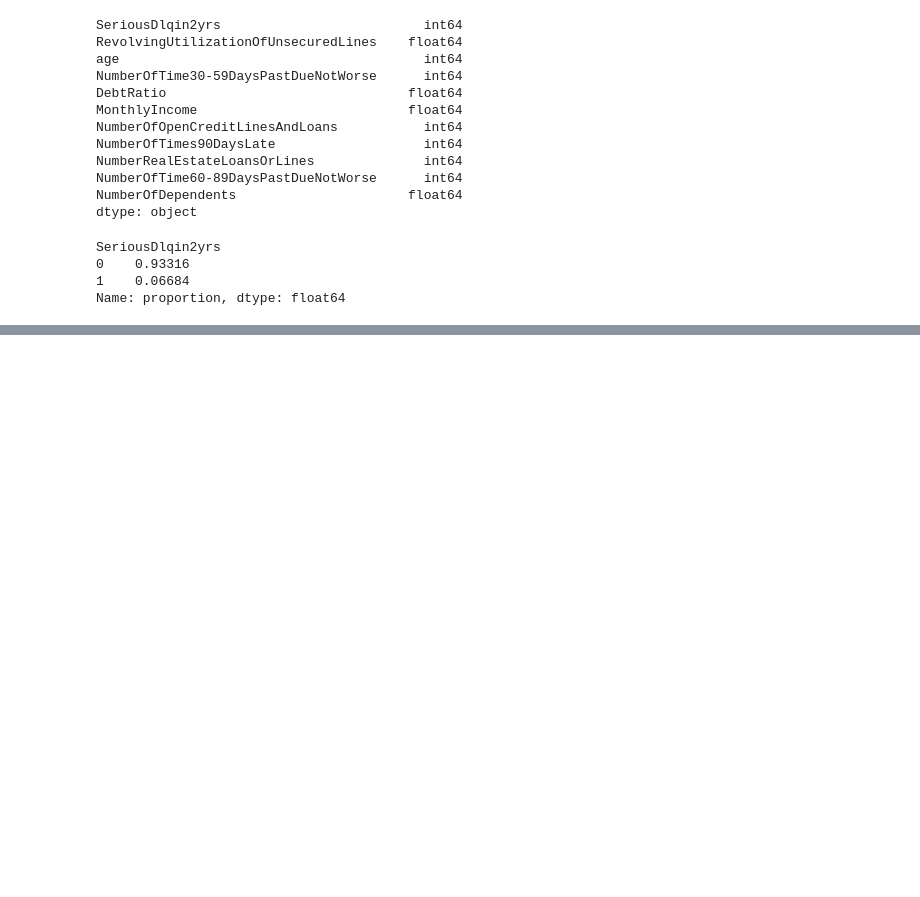
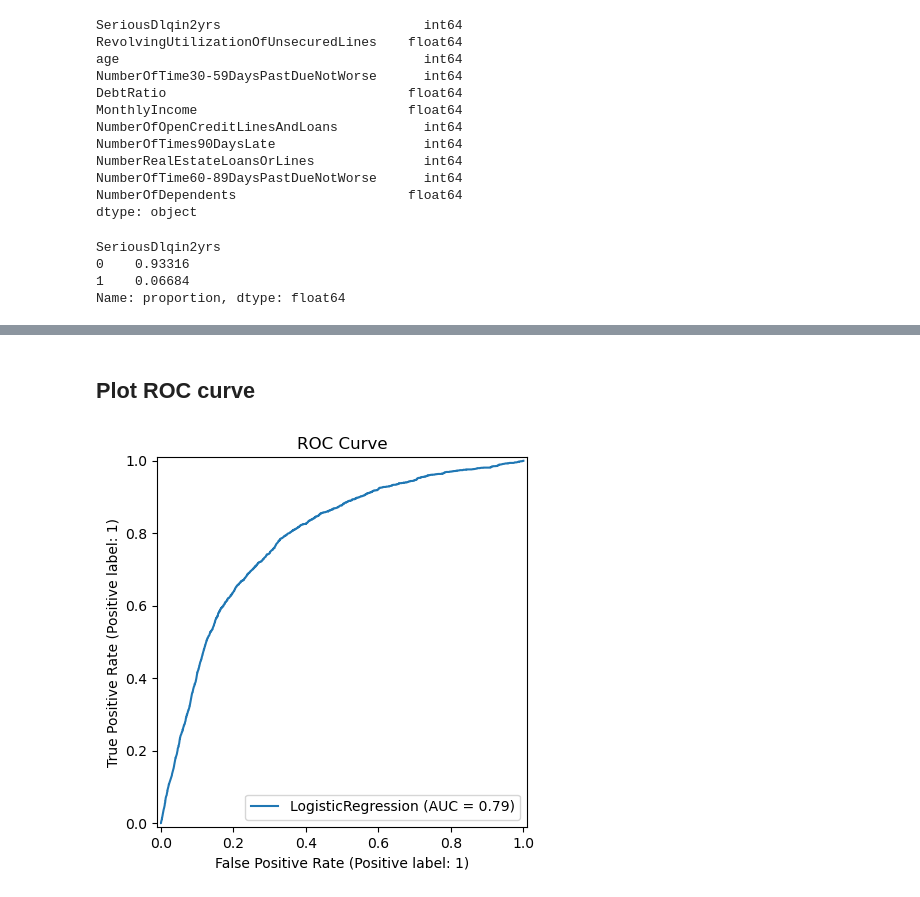
Before and after one commit to alekhyavittalam/credit_risk_modeling, a Jupyter notebook: credit_risk.ipynb, the cells around one changed output, grey strips where cells are left out. Saved outputs shown, nothing was run; the diff lists cells and outputs as text; code cells hidden in the pictures; blank space fills up the shorter version.

Commit message:
predict risk

```diff
--- a/credit_risk.ipynb
+++ b/credit_risk.ipynb
@@ -13,28 +21,28 @@ from sklearn.preprocessing import StandardScaler
 # %%
 # WOE (Weight of Evidence) calculation
 def calculate_woe_iv(df, feature, target, bins=5):
-    # Bin the feature (quantile-based)
+    # Bin the feature
     binned_x = pd.qcut(df[feature], q=bins, duplicates='drop')
     temp_df = pd.DataFrame({'bin': binned_x, 'target': target})
 
-    # Count goods and bads
-    grouped = temp_df.groupby('bin'['target'].agg['count', 'sum'])
+    # Group by bin and calculate counts
+    grouped = temp_df.groupby('bin')['target'].agg(['count', 'sum'])
     grouped.columns = ['total', 'bads']
     grouped['goods'] = grouped['total'] - grouped['bads']
 
-    # Distribution
+    # Calculate distributions
     total_goods = grouped["goods"].sum()
     total_bads = grouped["bads"].sum()
     grouped["dist_good"] = grouped["goods"] / total_goods
     grouped["dist_bad"] = grouped["bads"] / total_bads
 
-    # WOE and IV
+    # Compute WOE and IV
     grouped['woe'] = np.log(grouped['dist_good'] / grouped['dist_bad']).replace([np.inf, -np.inf], 0)
     grouped['iv'] = (grouped["dist_good"] - grouped["dist_bad"]) * grouped["woe"]
 
+    # Return bin to WOE mapping and IV score
     woe_map = grouped["woe"].to_dict()
     iv = grouped["iv"].sum()
-
     return woe_map, iv
 # %% [markdown]
 ## Clean and Preprocess Data
@@ -149,0 +149,21 @@ Skipping NumberOfDependents: string indices must be integers, not 'str'
+# %%
+# Logistic regression to start off
+
+lr = LogisticRegression(solver='liblinear')
+lr.fit(X_train_woe, y_train)
+
+# Predictions
+y_pred = lr.predict(X_test_woe)
+y_pred_proba = lr.predict_proba(X_test_woe)[:, 1]
+
+# AUC score
+auc = roc_auc_score(y_test, y_pred_proba)
+print(f"AUC Score: {auc:.4f}")
+
+# Classification Report
+print("Classification Report:")
+print(classification_report(y_test, y_pred))
+
+# Confusion Matrix
+print("Confusion Matrix:")
+print(confusion_matrix(y_test, y_pred))
@@ -149,0 +185,8 @@ Skipping NumberOfDependents: string indices must be integers, not 'str'
+# %% [markdown]
+## Plot ROC curve
+# %%
+RocCurveDisplay.from_estimator(lr, X_test_woe, y_test)
+plt.title('ROC Curve')
+plt.show()
+# %% [output]
+[figure, added]
```
Also changed, not shown: parts of 21 cells of this notebook.
